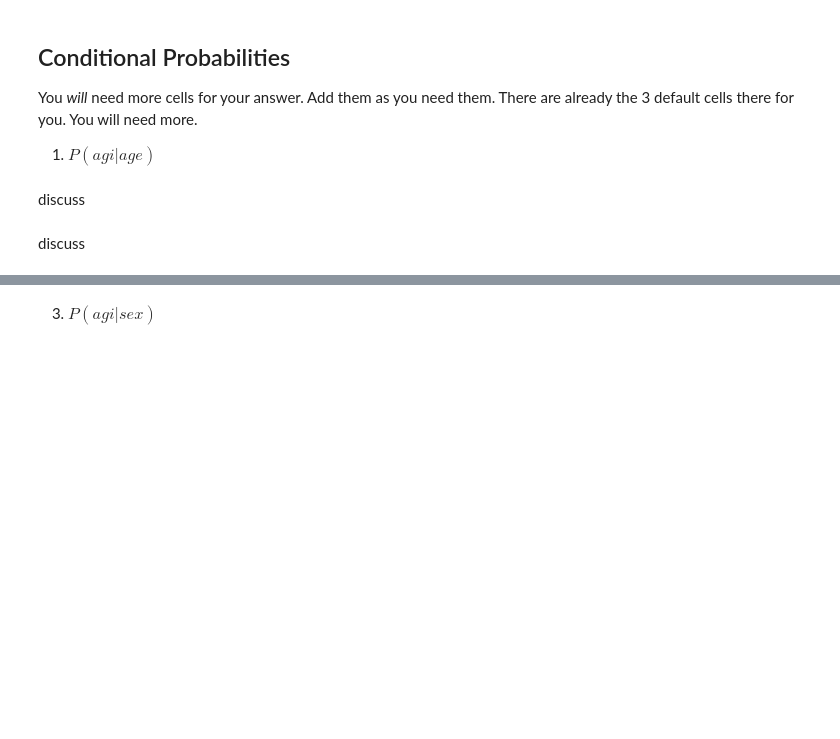
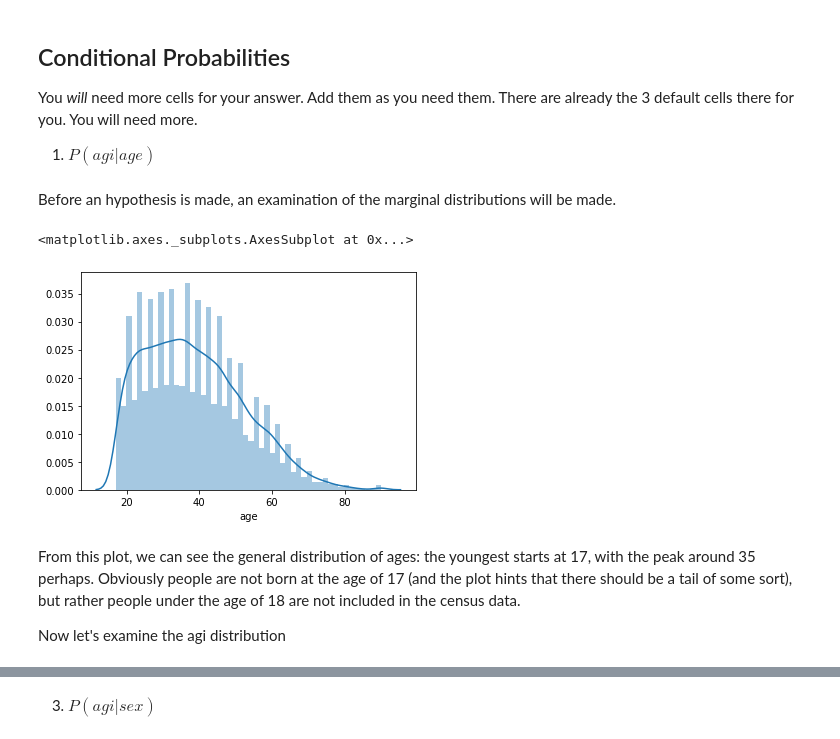
Before and after one commit to natemcintosh/en_685_648_data_science, a Jupyter notebook: 3_module/Problem_Set_1.ipynb, the cells around one changed output, grey strips where cells are left out. Drawn from its saved outputs; the diff is of its cells as text; code cells hidden in the pictures; blank space fills up the shorter version.

```diff
--- a/3_module/Problem_Set_1.ipynb
+++ b/3_module/Problem_Set_1.ipynb
@@ -250,5 +295,3 @@ income.head()
 You *will* need more cells for your answer. Add them as you need them. There are already the 3 default cells there for you. You will need more.
 
 1. $P(agi|age)$
-# %% [markdown]
-discuss
@@ -257,2 +298,11 @@ discuss
-# %% [markdown]
-discuss
+# %% [markdown]
+Before an hypothesis is made, an examination of the marginal distributions will be made.
+# %%
+sns.distplot(income.age)
+# %% [output]
+<matplotlib.axes._subplots.AxesSubplot at 0x...>
+[figure, added]
+# %% [markdown]
+From this plot, we can see the general distribution of ages: the youngest starts at 17, with the peak around 35 perhaps. Obviously people are not born at the age of 17 (and the plot hints that there should be a tail of some sort), but rather people under the age of 18 are not included in the census data.
+
+Now let's examine the agi distribution
```
Also changed, not shown: parts of 77 cells of this notebook.
